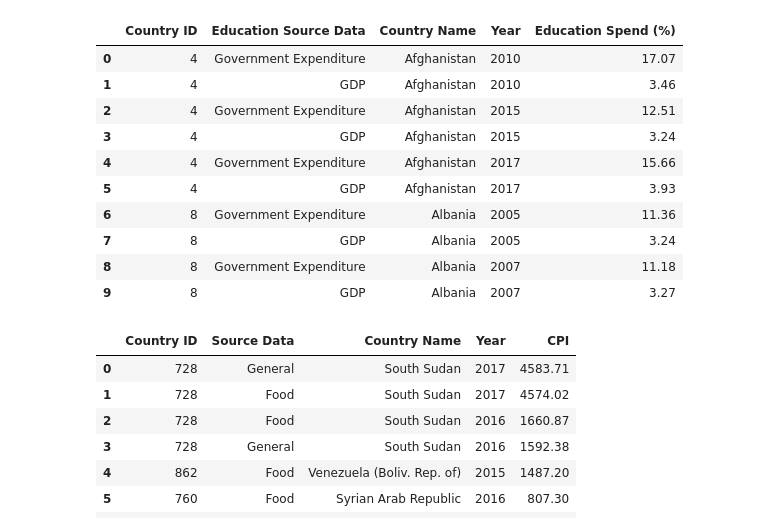
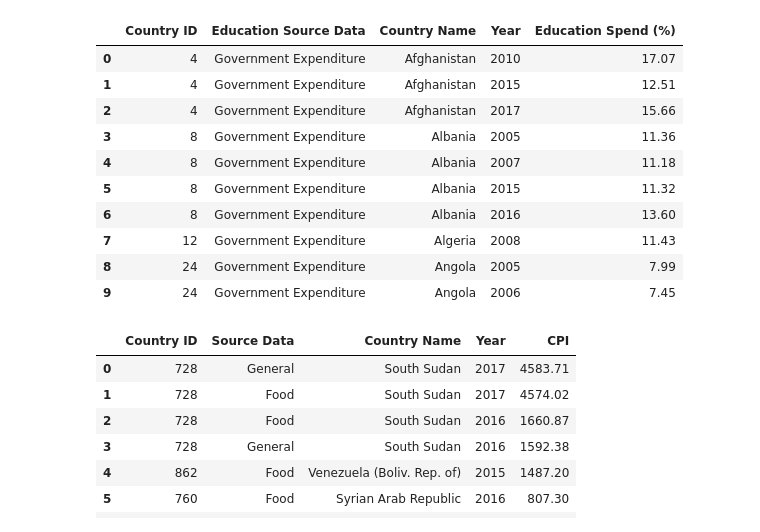
Before and after one commit to ZKeller22/UCI-Project-1-Group-6, a Jupyter notebook: project_main.ipynb, the cells around one changed output. Drawn from its saved outputs; the diff is of its cells as text; code cells hidden in the pictures.

```diff
--- a/project_main.ipynb
+++ b/project_main.ipynb
@@ -10,40 +10,39 @@ warnings.filterwarnings('ignore')
 # %%
 # Read in the csv raw data file for public education expendtiure
 csvfile = pd.read_csv("data_source/raw_data/public_expenditure_education.csv")
 #Convert raw data files to Data Frame
 raw_df = pd.DataFrame(csvfile)
 #Remove the first row and replace with second row
 new_header = raw_df.iloc[0]
 raw_df = raw_df[1:]
 raw_df.columns = new_header
 #Fill in blank column header
 raw_df.columns = raw_df.columns.fillna('Country Name')
 #Convert Value to float and round
 raw_df['Value'] = round(raw_df['Value'].astype(float),2)
 raw_df['Year'] = raw_df['Year'].astype(int)
 #Remove columns that are not needed (Source, Footnote)
 clean_df = raw_df[['Region/Country/Area','Series', 'Country Name','Year','Value']]
 clean_df = clean_df.rename(columns={'Region/Country/Area': 'Country ID', 'Value': 'Education Spend (%)', 'Series': 'Education Source Data'})
 
-clean_df = clean_df.loc[clean_df['Education Source Data'].apply(lambda x: x in ['Public expenditure on education (% of government expenditure)','Public expenditure on education (% of GDP)'])]
+clean_df = clean_df.loc[clean_df['Education Source Data'].apply(lambda x: x in ['Public expenditure on education (% of government expenditure)'])]
 clean_df['Education Source Data'] = clean_df['Education Source Data'].replace('Public expenditure on education (% of government expenditure)', 'Government Expenditure')
-clean_df['Education Source Data'] = clean_df['Education Source Data'].replace('Public expenditure on education (% of GDP)', 'GDP')
 clean_df =clean_df.reset_index(drop=True)
 #Display the data frame
 
 clean_df.head(10)
 # %% [output]
 |  | Country ID | Education Source Data | Country Name | Year | Education Spend (%) |
 | 0 | 4 | Government Expenditure | Afghanistan | 2010 | 17.07 |
-| 1 | 4 | GDP | Afghanistan | 2010 | 3.46 |
-| 2 | 4 | Government Expenditure | Afghanistan | 2015 | 12.51 |
-| 3 | 4 | GDP | Afghanistan | 2015 | 3.24 |
-| 4 | 4 | Government Expenditure | Afghanistan | 2017 | 15.66 |
-| 5 | 4 | GDP | Afghanistan | 2017 | 3.93 |
-| 6 | 8 | Government Expenditure | Albania | 2005 | 11.36 |
-| 7 | 8 | GDP | Albania | 2005 | 3.24 |
-| 8 | 8 | Government Expenditure | Albania | 2007 | 11.18 |
-| 9 | 8 | GDP | Albania | 2007 | 3.27 |
+| 1 | 4 | Government Expenditure | Afghanistan | 2015 | 12.51 |
+| 2 | 4 | Government Expenditure | Afghanistan | 2017 | 15.66 |
+| 3 | 8 | Government Expenditure | Albania | 2005 | 11.36 |
+| 4 | 8 | Government Expenditure | Albania | 2007 | 11.18 |
+| 5 | 8 | Government Expenditure | Albania | 2015 | 11.32 |
+| 6 | 8 | Government Expenditure | Albania | 2016 | 13.60 |
+| 7 | 12 | Government Expenditure | Algeria | 2008 | 11.43 |
+| 8 | 24 | Government Expenditure | Angola | 2005 | 7.99 |
+| 9 | 24 | Government Expenditure | Angola | 2006 | 7.45 |
 # %%
 #Write to csv in output_data
 clean_df.to_csv ('data_source/output_data/public_education_clean.csv', index = False, header=True)
```
Also changed, not shown: parts of 5 cells of this notebook, 7 other files.
